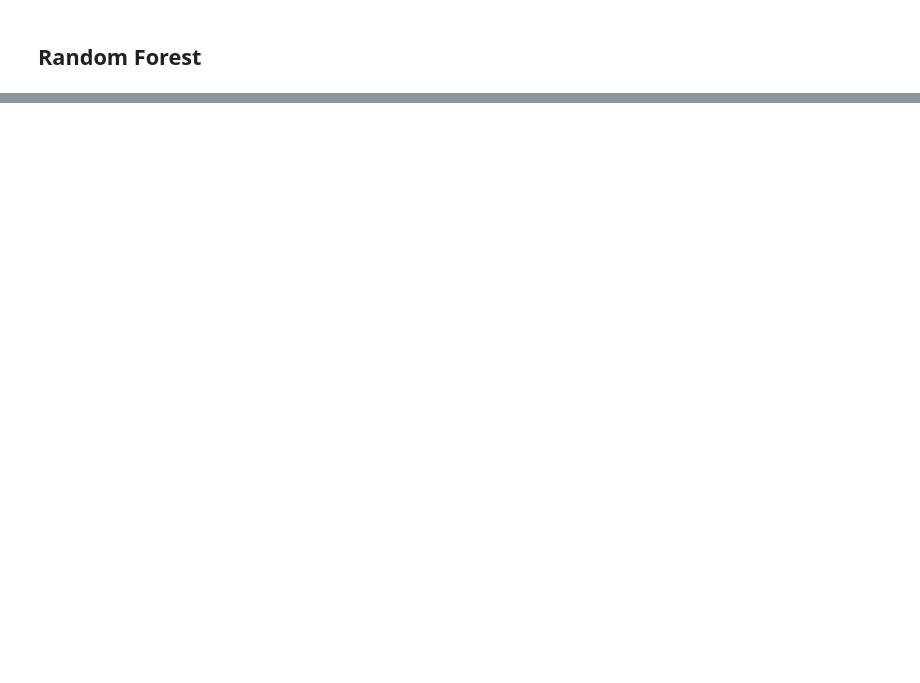
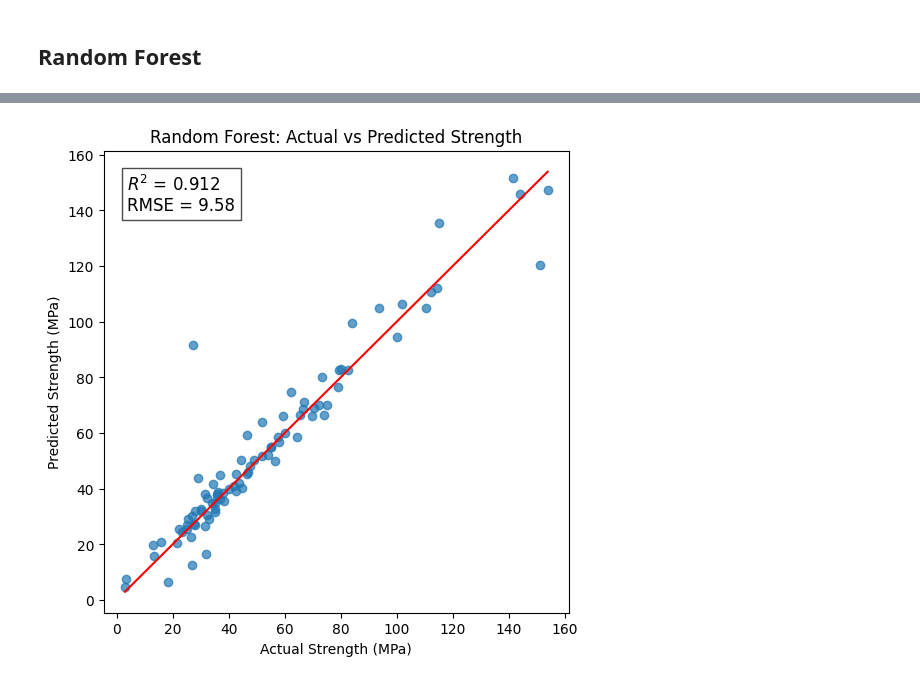
Before and after one commit to Prayash1432/Capstone-Final, a Jupyter notebook: final-code/best_model.ipynb, the cells around one changed output, grey strips where cells are left out. Cells and saved outputs as stored; diff of their text form; code cells hidden in the pictures; blank space fills up the shorter version.

```diff
--- a/final-code/best_model.ipynb
+++ b/final-code/best_model.ipynb
@@ -274,0 +305,30 @@ RMSE: 10.014267832061197
+# %%
+r2 = r2_score(y_test, y_pred_xgb)
+rmse = np.sqrt(mean_squared_error(y_test, y_pred_xgb))
+
+plt.figure(figsize=(6,6))
+
+plt.scatter(y_test, y_pred_xgb, alpha=0.7)
+
+plt.xlabel("Actual Strength (MPa)")
+plt.ylabel("Predicted Strength (MPa)")
+plt.title("Random Forest: Actual vs Predicted Strength")
+
+# perfect prediction line
+plt.plot([y_test.min(), y_test.max()],
+         [y_test.min(), y_test.max()],
+         color='red', linestyle='-')
+
+# metrics text
+text = f"$R^2$ = {r2:.3f}\nRMSE = {rmse:.2f}"
+
+plt.text(0.05, 0.95,
+         text,
+         transform=plt.gca().transAxes,
+         fontsize=12,
+         verticalalignment='top',
+         bbox=dict(facecolor='white', alpha=0.7))
+
+plt.show()
+# %% [output]
+[figure, added]
```
Also changed, not shown: parts of 10 cells of this notebook.
